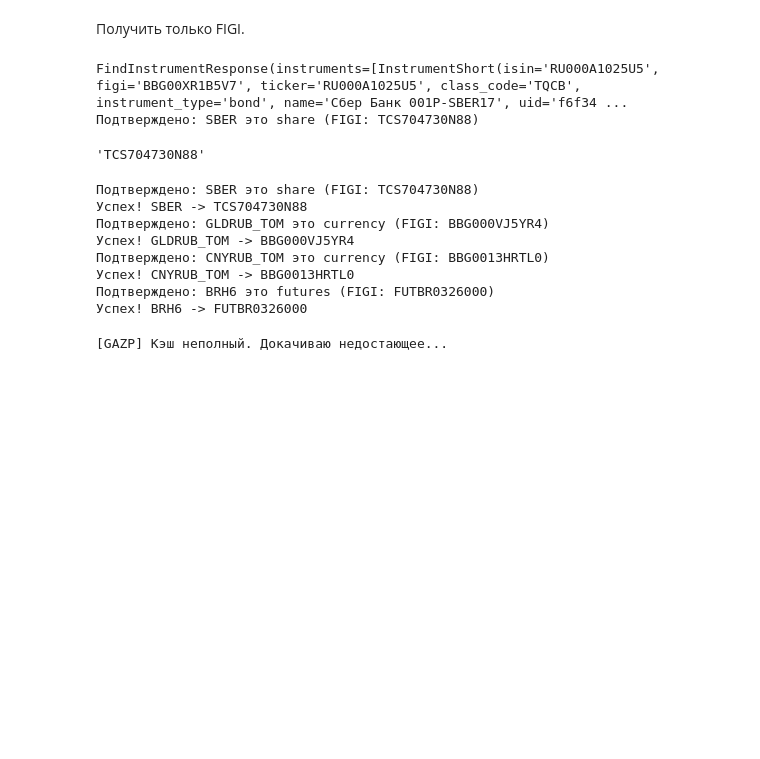
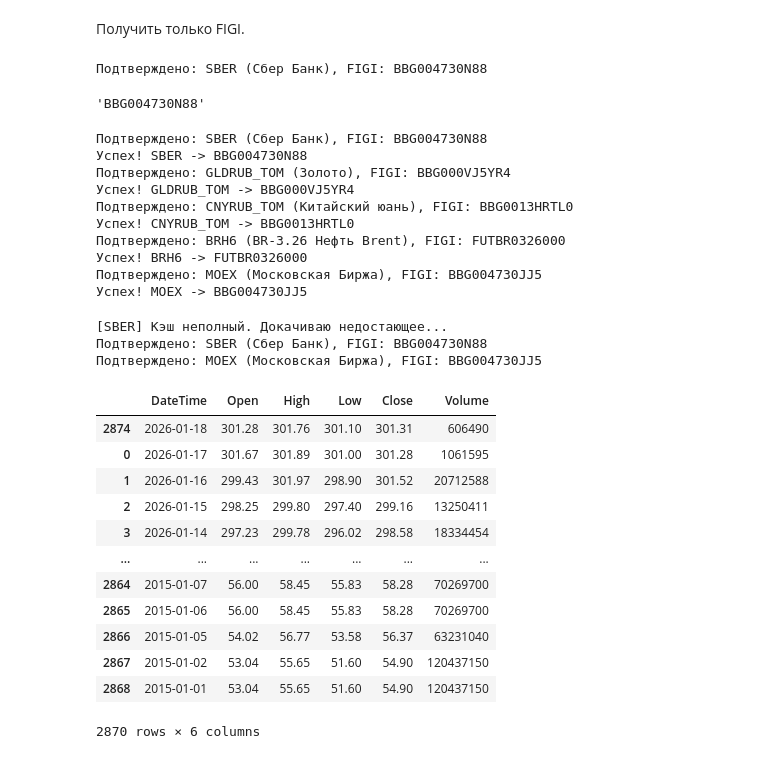
Before and after one commit to JayRox73/Deep_Learning_Trading_Strategy_for_Russian_Stock_Market, a Jupyter notebook: dataset_formation.ipynb, the cells around one changed output. Drawn from its saved outputs; the diff is of its cells as text; code cells hidden in the pictures; blank space fills up the shorter version.

```diff
--- a/dataset_formation.ipynb
+++ b/dataset_formation.ipynb
@@ -42,0 +38,2 @@ TOKEN = os.getenv("TOKEN")
+# %%
+tickers_to_test = ["SBER", "GLDRUB_TOM", "CNYRUB_TOM", "BRH6", "MOEX"]
@@ -119,29 +137,29 @@ Name: 3564, dtype: object
 def get_figi(ticker: str) -> str:
     ticker = ticker.upper()
     with Client(TOKEN) as client:
-        # find_instrument ищет по всей базе Тинькофф
         response = client.instruments.find_instrument(query=ticker)
 
-        print(response)
+        # 1. Сначала ищем идеальный вариант: совпадение тикера + доступность для торгов
+        for instrument in response.instruments:
+            if instrument.ticker == ticker and instrument.api_trade_available_flag:
+                # Маленький лайфхак: для акций РФ основной режим торгов - TQBR (акции) или SPBFUT (фьючерсы)
+                if instrument.class_code in ['TQBR', 'TQCB', 'SPBFUT', 'CETS', 'TQTF']:
+                    print(f"Подтверждено: {ticker} ({instrument.name}), FIGI: {instrument.figi}")
+                    return instrument.figi
 
+        # 2. Если идеальный не нашли, берем любой доступный с точным тикером
         for instrument in response.instruments:
-            # СТРОГАЯ ПРОВЕРКА: тикер в ответе должен быть равен запрошенному
-            if instrument.ticker == ticker:
-                # Дополнительно выведем тип, чтобы вы видели, что скачиваете
-                print(f"Подтверждено: {ticker} это {instrument.instrument_type} (FIGI: {instrument.figi})")
+            if instrument.ticker == ticker and instrument.api_trade_available_flag:
                 return instrument.figi
 
-        raise ValueError(f"Инструмент с тикером {ticker} не найден в базе.")
+        raise ValueError(f"Не удалось найти активный торговый инструмент для тикера {ticker}")
 
 ticker = "SBER"
 get_figi(ticker)
 # %% [output]
-FindInstrumentResponse(instruments=[InstrumentShort(isin='RU000A1025U5', figi='BBG00XR1B5V7', ticker='RU000A1025U5', class_code='TQCB', instrument_type='bond', name='Сбер Банк 001Р-SBER17', uid='f6f34 ...
-Подтверждено: SBER это share (FIGI: TCS704730N88)
+Подтверждено: SBER (Сбер Банк), FIGI: BBG004730N88
-'TCS704730N88'
+'BBG004730N88'
 # %%
-tickers_to_test = ["SBER", "GLDRUB_TOM", "CNYRUB_TOM", "BRH6"]
-
 for t in tickers_to_test:
     try:
         figi = get_figi(t)
@@ -149,14 +167,16 @@ for t in tickers_to_test:
     except Exception as e:
         print(f"Ошибка для {t}: {e}")
 # %% [output]
-Подтверждено: SBER это share (FIGI: TCS704730N88)
-Успех! SBER -> TCS704730N88
-Подтверждено: GLDRUB_TOM это currency (FIGI: BBG000VJ5YR4)
+Подтверждено: SBER (Сбер Банк), FIGI: BBG004730N88
+Успех! SBER -> BBG004730N88
+Подтверждено: GLDRUB_TOM (Золото), FIGI: BBG000VJ5YR4
 Успех! GLDRUB_TOM -> BBG000VJ5YR4
-Подтверждено: CNYRUB_TOM это currency (FIGI: BBG0013HRTL0)
+Подтверждено: CNYRUB_TOM (Китайский юань), FIGI: BBG0013HRTL0
 Успех! CNYRUB_TOM -> BBG0013HRTL0
-Подтверждено: BRH6 это futures (FIGI: FUTBR0326000)
+Подтверждено: BRH6 (BR-3.26 Нефть Brent), FIGI: FUTBR0326000
 Успех! BRH6 -> FUTBR0326000
+Подтверждено: MOEX (Московская Биржа), FIGI: BBG004730JJ5
+Успех! MOEX -> BBG004730JJ5
 # %%
 def get_5min(ticker: str) -> pd.DataFrame:
     ticker = ticker.upper()
@@ -343,12 +354,32 @@ def get_candles_data(ticker: str,
     return df.loc[mask]
 # %%
 # Получить дневки для Газпрома
-df_daily = get_candles_data("GAZP", interval_name="1day", start_date=datetime(2023, 1, 1))
+# df_GAZP = get_candles_data("GAZP", interval_name="1day", start_date=datetime(2023, 1, 1))
 
 # Получить часовики для Сбера
-df_hourly = get_candles_data("SBER", interval_name="1hour")
+# df_hourly = get_candles_data("SBER", interval_name="1hour")
+df_SBER = get_candles_data("SBER", interval_name="1day", start_date=datetime(2015, 1, 1))
+df_MOEX = get_candles_data("MOEX", interval_name="1day", start_date=datetime(2015, 1, 1))
 # %% [output]
-[GAZP] Кэш неполный. Докачиваю недостающее...
+[SBER] Кэш неполный. Докачиваю недостающее...
+Подтверждено: SBER (Сбер Банк), FIGI: BBG004730N88
+Подтверждено: MOEX (Московская Биржа), FIGI: BBG004730JJ5
+# %%
+df_SBER
+# %% [output]
+|  | DateTime | Open | High | Low | Close | Volume |
+| 2874 | 2026-01-18 | 301.28 | 301.76 | 301.10 | 301.31 | 606490 |
+| 0 | 2026-01-17 | 301.67 | 301.89 | 301.00 | 301.28 | 1061595 |
+| 1 | 2026-01-16 | 299.43 | 301.97 | 298.90 | 301.52 | 20712588 |
+| 2 | 2026-01-15 | 298.25 | 299.80 | 297.40 | 299.16 | 13250411 |
+| 3 | 2026-01-14 | 297.23 | 299.78 | 296.02 | 298.58 | 18334454 |
+| ... | ... | ... | ... | ... | ... | ... |
+| 2864 | 2015-01-07 | 56.00 | 58.45 | 55.83 | 58.28 | 70269700 |
+| 2865 | 2015-01-06 | 56.00 | 58.45 | 55.83 | 58.28 | 70269700 |
+| 2866 | 2015-01-05 | 54.02 | 56.77 | 53.58 | 56.37 | 63231040 |
+| 2867 | 2015-01-02 | 53.04 | 55.65 | 51.60 | 54.90 | 120437150 |
+| 2868 | 2015-01-01 | 53.04 | 55.65 | 51.60 | 54.90 | 120437150 |
+2870 rows × 6 columns
 # %%
 def clean_market_data(df: pd.DataFrame) -> pd.DataFrame:
     """
```
Also changed, not shown: parts of 25 cells of this notebook, 2 other files.
